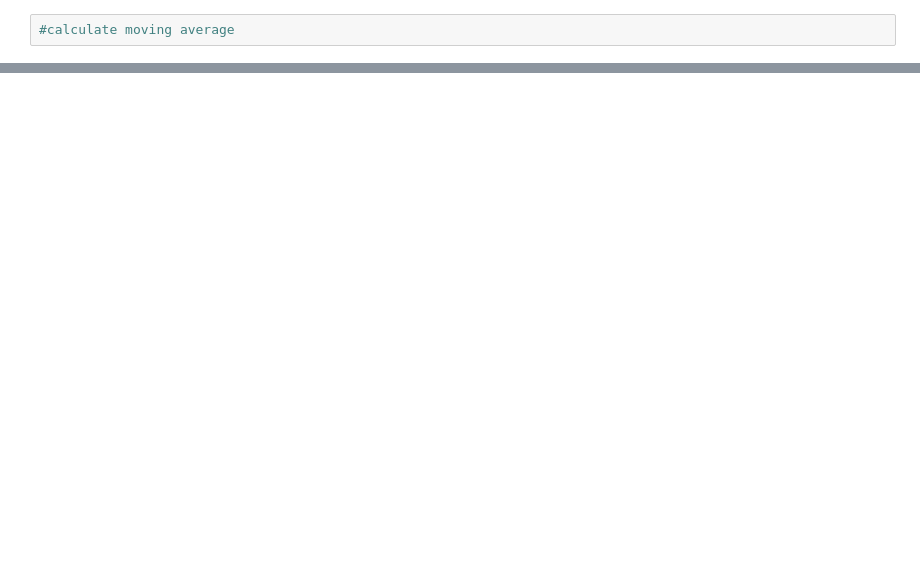
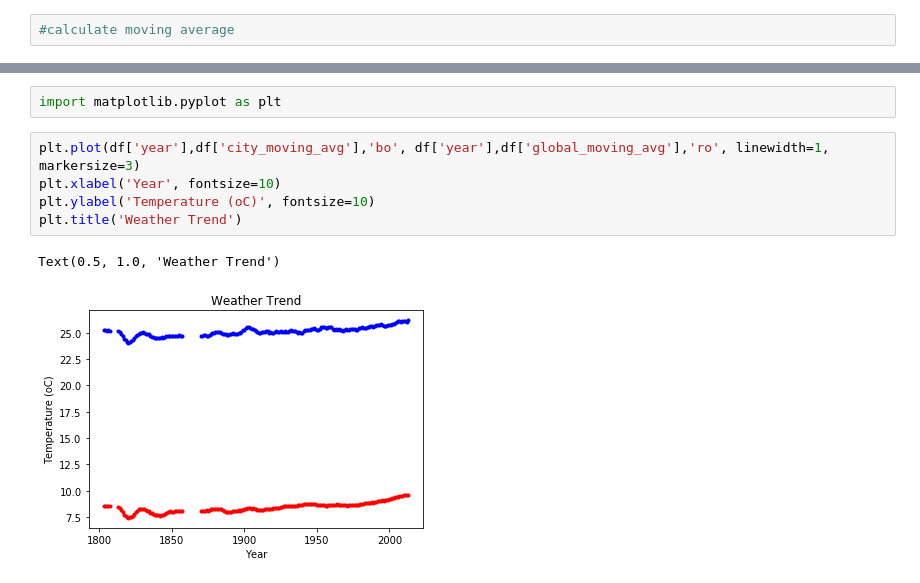
Before and after one commit to abhishek-924/Udacity_Data_Analyst_Nanodegree, a Jupyter notebook: Weather_trends.ipynb, the cells around one changed output, grey strips where cells are left out. Saved outputs shown, nothing was run; the diff lists cells and outputs as text; blank space fills up the shorter version.

```diff
--- a/Weather_trends.ipynb
+++ b/Weather_trends.ipynb
@@ -89,0 +120,10 @@ df.head(10)
+# %%
+import matplotlib.pyplot as plt
+# %%
+plt.plot(df['year'],df['city_moving_avg'],'bo', df['year'],df['global_moving_avg'],'ro', linewidth=1, markersize=3)
+plt.xlabel('Year', fontsize=10)
+plt.ylabel('Temperature (oC)', fontsize=10)
+plt.title('Weather Trend')
+# %% [output]
+Text(0.5, 1.0, 'Weather Trend')
+[figure, added]
```
Also changed, not shown: parts of 13 cells of this notebook.
